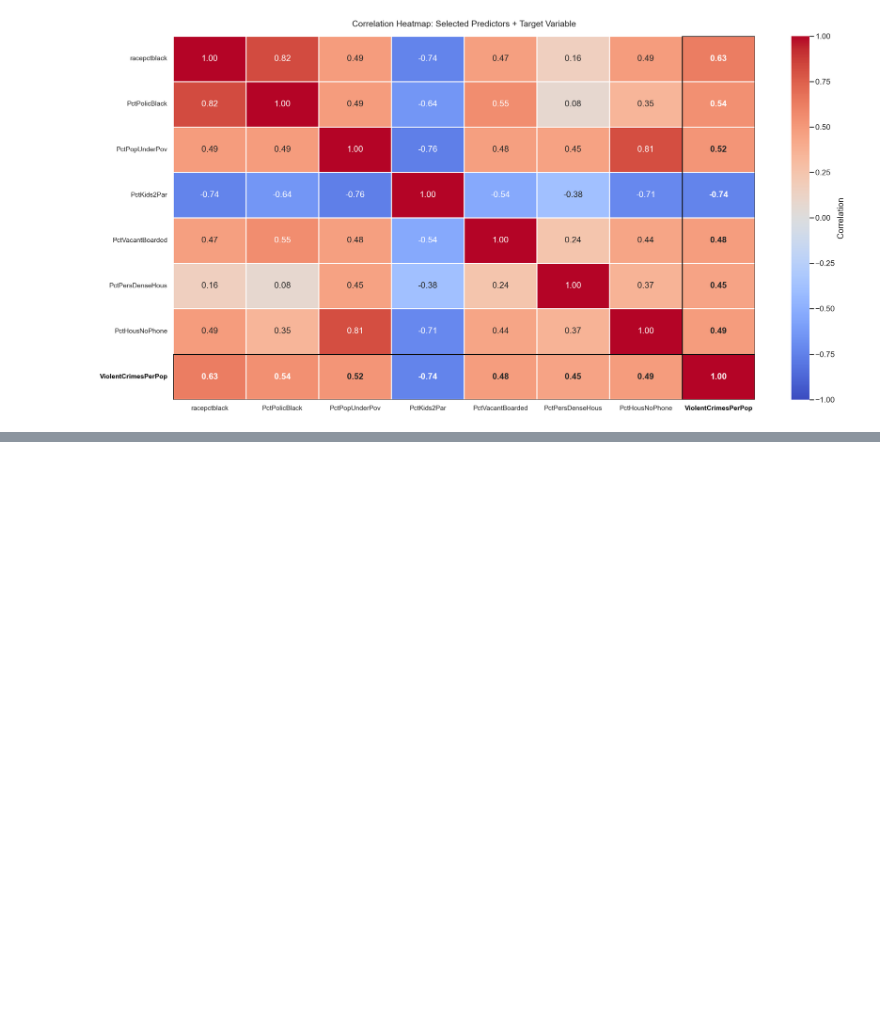
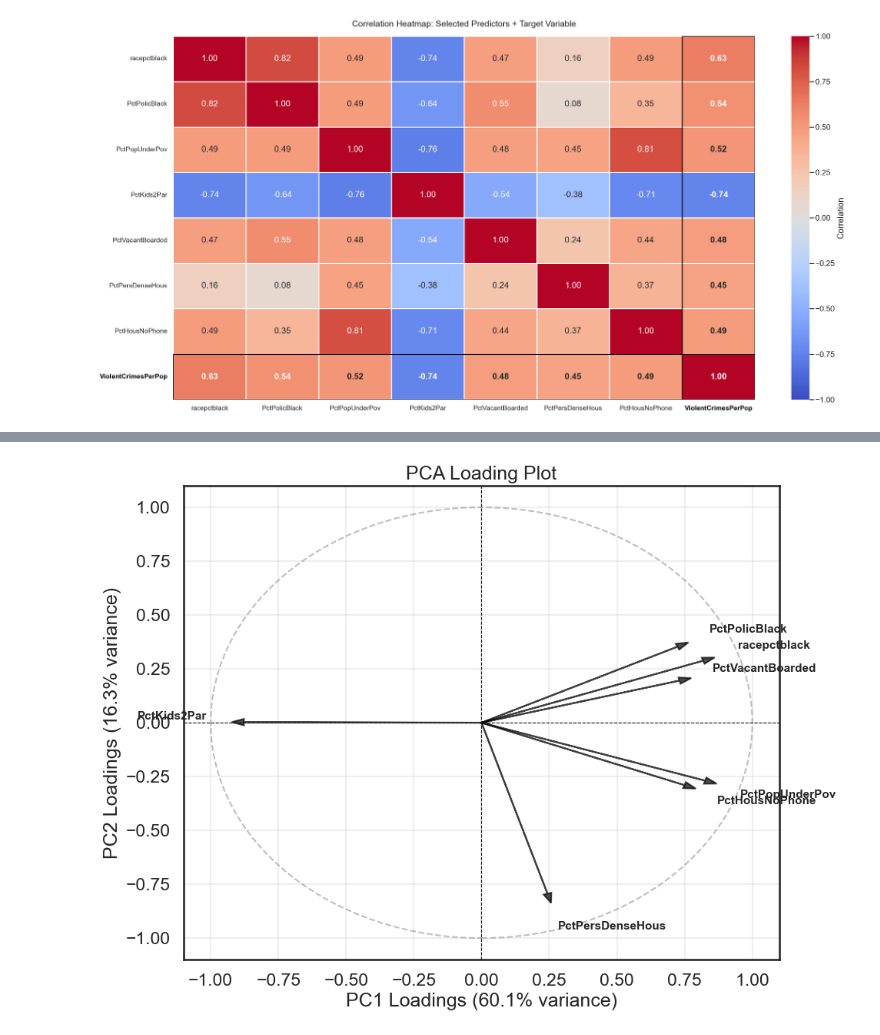
Before and after one commit to hashemwa/stt_810_project, a Jupyter notebook: analysis.ipynb, the cells around one changed output, grey strips where cells are left out. Cells and saved outputs as stored; diff of their text form; code cells hidden in the pictures; blank space fills up the shorter version.

```diff
--- a/analysis.ipynb
+++ b/analysis.ipynb
@@ -391,0 +258,39 @@ plt.show()
+# %%
+# Loading Plot
+# Calculate loadings (correlation between original variables and PCs)
+loadings = V * (s / np.sqrt(n_samples - 1))
+loadings_pc1 = loadings[:, 0]
+loadings_pc2 = loadings[:, 1]
+
+fig, ax = plt.subplots(figsize=(10, 8))
+
+for i, feature in enumerate(selected_features):
+    # Use distinct variable names to avoid overwriting global 'x' and 'y'
+    feat_x = loadings_pc1[i]
+    feat_y = loadings_pc2[i]
+
+    # Draw arrow
+    ax.arrow(0, 0, feat_x, feat_y, color='black', alpha=0.7, head_width=0.03, length_includes_head=True)
+
+    # Add text label
+    # Adjust alignment based on quadrant
+    ha = 'left' if feat_x >= 0 else 'right'
+    va = 'bottom' if feat_y >= 0 else 'top'
+    ax.text(feat_x * 1.1, feat_y * 1.1, feature, ha=ha, va=va, fontsize=11, fontweight='bold')
+
+# Draw unit circle (for correlation loadings, max is 1)
+circle = plt.Circle((0, 0), 1, color='gray', fill=False, linestyle='--', alpha=0.5)
+ax.add_artist(circle)
+
+ax.set_xlim(-1.1, 1.1)
+ax.set_ylim(-1.1, 1.1)
+ax.set_xlabel(f'PC1 Loadings ({explained_variance_ratio[0]:.1%} variance)')
+ax.set_ylabel(f'PC2 Loadings ({explained_variance_ratio[1]:.1%} variance)')
+ax.set_title('PCA Loading Plot')
+ax.grid(True, alpha=0.3)
+ax.axhline(0, color='k', linestyle='--', linewidth=0.8)
+ax.axvline(0, color='k', linestyle='--', linewidth=0.8)
+
+plt.show()
+# %% [output]
+[figure, added]
```
Also changed, not shown: parts of 12 cells of this notebook, 1 other file.
